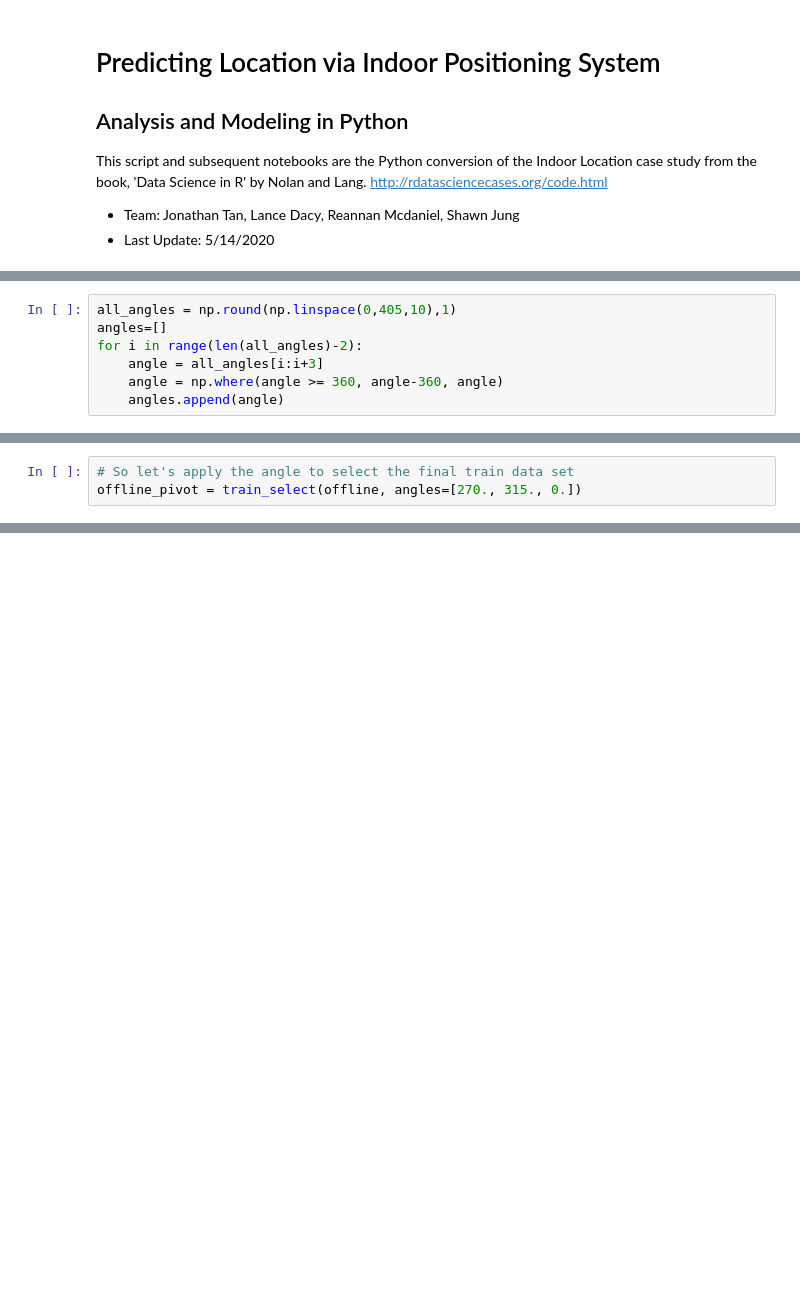
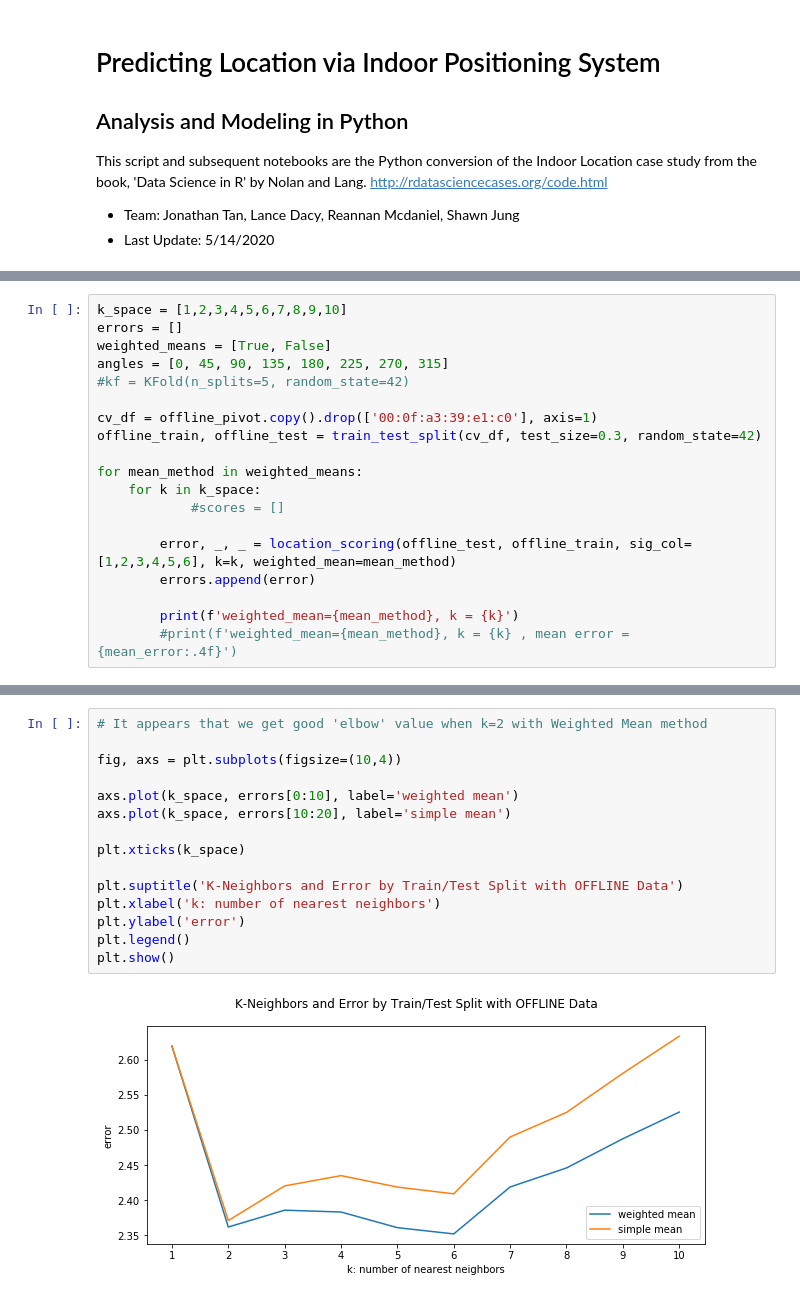
Before and after one commit to MustangDFW/DS7333, a Jupyter notebook: Case Study 1/2-Interim Notebooks/location-prediction-03-knn.ipynb, the cells around one changed output, grey strips where cells are left out. Drawn from its saved outputs; the diff is of its cells as text; blank space fills up the shorter version.

```diff
--- a/Case Study 1/2-Interim Notebooks/location-prediction-03-knn.ipynb
+++ b/Case Study 1/2-Interim Notebooks/location-prediction-03-knn.ipynb
@@ -101,7 +6,0 @@ Assuming we cannot use the ONLINE data, we found the best fit by using cross-val
-# %%
-all_angles = np.round(np.linspace(0,405,10),1)
-angles=[]
-for i in range(len(all_angles)-2):
-    angle = all_angles[i:i+3]
-    angle = np.where(angle >= 360, angle-360, angle)
-    angles.append(angle)
@@ -162,3 +6,0 @@ plt.show()
-# %%
-# So let's apply the angle to select the final train data set
-offline_pivot = train_select(offline, angles=[270., 315., 0.])
@@ -196,0 +170,19 @@ print(scores_all)
+# %%
+k_space = [1,2,3,4,5,6,7,8,9,10]
+errors = []
+weighted_means = [True, False]
+angles = [0, 45, 90, 135, 180, 225, 270, 315]
+#kf = KFold(n_splits=5, random_state=42)
+
+cv_df = offline_pivot.copy().drop(['00:0f:a3:39:e1:c0'], axis=1)
+offline_train, offline_test = train_test_split(cv_df, test_size=0.3, random_state=42)
+
+for mean_method in weighted_means:
+    for k in k_space:
+            #scores = []
+
+        error, _, _ = location_scoring(offline_test, offline_train, sig_col=[1,2,3,4,5,6], k=k, weighted_mean=mean_method)
+        errors.append(error)
+
+        print(f'weighted_mean={mean_method}, k = {k}')
+        #print(f'weighted_mean={mean_method}, k = {k} , mean error = {mean_error:.4f}')
@@ -196,0 +210,17 @@ print(scores_all)
+# %%
+# It appears that we get good 'elbow' value when k=2 with Weighted Mean method
+
+fig, axs = plt.subplots(figsize=(10,4))
+
+axs.plot(k_space, errors[0:10], label='weighted mean')
+axs.plot(k_space, errors[10:20], label='simple mean')
+
+plt.xticks(k_space)
+
+plt.suptitle('K-Neighbors and Error by Train/Test Split with OFFLINE Data')
+plt.xlabel('k: number of nearest neighbors')
+plt.ylabel('error')
+plt.legend()
+plt.show()
+# %% [output]
+[figure, added]
```
Also changed, not shown: parts of 50 cells of this notebook, 2 other files.
